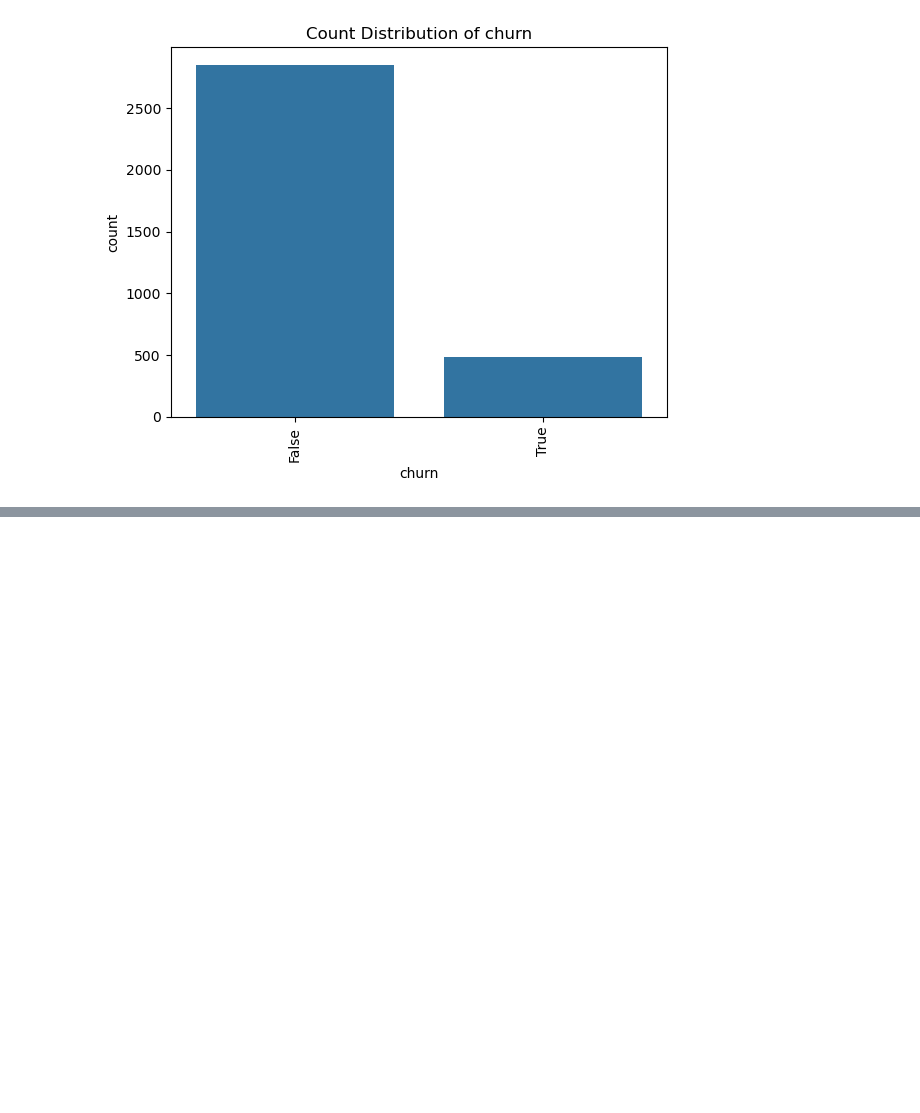
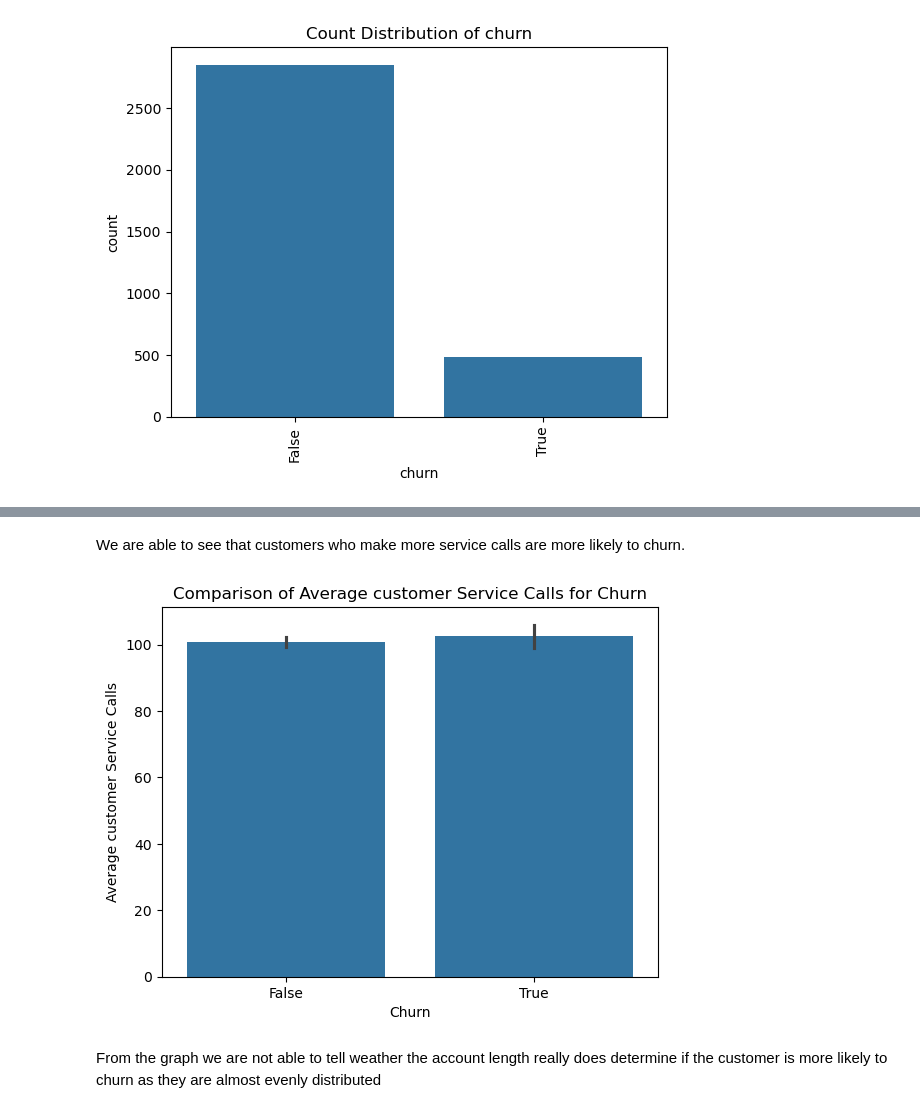
Before and after one commit to SilviaGworit/dsc-phase-3-project-, a Jupyter notebook: Student.ipynb, the cells around one changed output, grey strips where cells are left out. Saved outputs shown, nothing was run; the diff lists cells and outputs as text; code cells hidden in the pictures; blank space fills up the shorter version.

```diff
--- a/Student.ipynb
+++ b/Student.ipynb
@@ -162,0 +206,13 @@ plt.show()
+# %% [markdown]
+We are able to see that customers who make more service calls are more likely to churn.
+# %%
+# plot to see churn rate and account length
+sns.barplot(x='churn', y='account length', data=df)
+plt.xlabel('Churn')
+plt.ylabel('Average customer Service Calls')
+plt.title('Comparison of Average customer Service Calls for Churn')
+plt.show()
+# %% [output]
+[figure, added]
+# %% [markdown]
+From the graph we are not able to tell weather the account length really does determine if the customer is more likely to churn as they are almost evenly distributed
```
Also changed, not shown: parts of 8 cells of this notebook.
